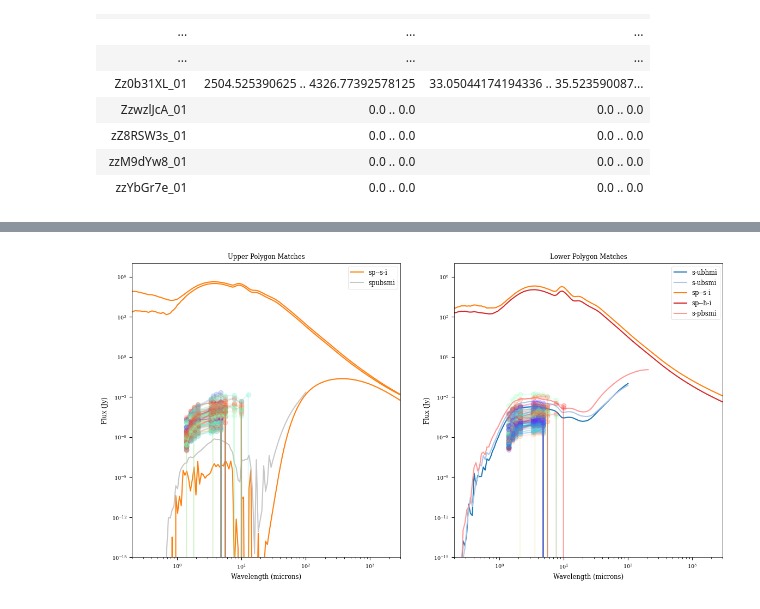
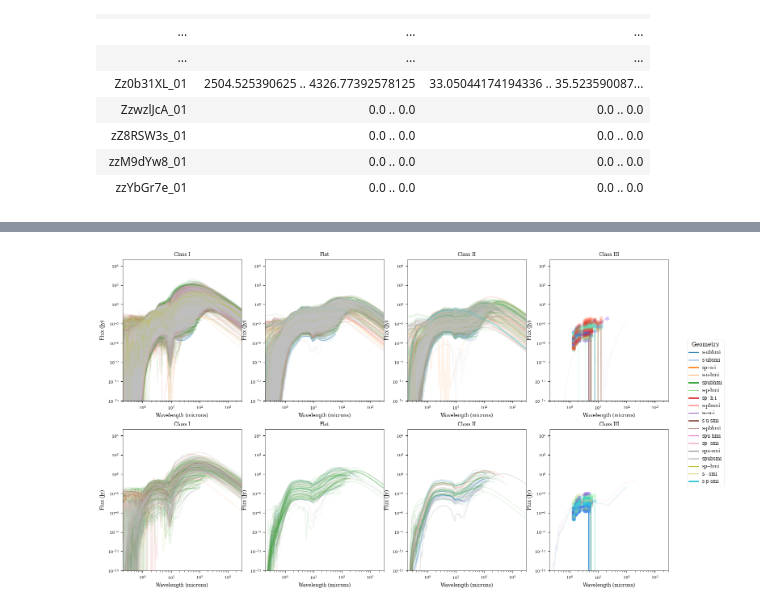
Before and after one commit to tyoo37/w51_nircam, a Jupyter notebook: analysis/SED_robitaille_jwst_sources.ipynb, the cells around one changed output, grey strips where cells are left out. Drawn from its saved outputs; the diff is of its cells as text; code cells hidden in the pictures.

```diff
--- a/analysis/SED_robitaille_jwst_sources.ipynb
+++ b/analysis/SED_robitaille_jwst_sources.ipynb
@@ -365,6 +471,9 @@ from dust_extinction.parameter_averages import CCM89
 import warnings
 from astropy.wcs import FITSFixedWarning, WCS
 
+import warnings
+from astropy.wcs import FITSFixedWarning
+warnings.filterwarnings("ignore", category=FITSFixedWarning)
 
 def get_mag(catalog, ww, filtername='f140m' ):
     print(ww.proj_plane_pixel_area())
@@ -546,8 +655,8 @@ color1 = filters['f140m'][0] - filters['f210m'][0]
 color2 = filters['f360m'][0] - filters['f480m'][0]
 
 
-vertices_upper = [(2,0.45), (2,0.9), (6, 1.6), (6, 0.8)]
-vertices_lower = [(2,0), (2,0.4 ), (6, 0.8), (6, 0.3)]
+vertices_upper = [(2,0.45), (2,0.8), (7, 1.6), (7, 1.1)]
+vertices_lower = [(2.2,0.2), (2.2,0.35 ), (7,0.9), (7, 0.6)]
 #polygon1 = Polygon(vertices_upper, closed=True, fill=False, edgecolor='blue', linewidth=2, label='Group 1')
 #polygon2 = Polygon(vertices_lower, closed=True, fill=False, edgecolor='green', linewidth=2, label='Group 2')
 #ax.add_patch(polygon1)
@@ -559,35 +668,52 @@ path2 = Path(vertices_lower)
 idx2 = path2.contains_points(np.array([color1.value, color2.value]).T)
 
 
-fit = plt.figure(figsize=(14,7))
-ax1 = fit.add_subplot(121)
-ax2 = fit.add_subplot(122)
-axlist = [ax1, ax2]
+fig = plt.figure(figsize=(20,10))
+ax1 = fig.add_subplot(241)
+ax2 = fig.add_subplot(242)
+ax3 = fig.add_subplot(243)
+ax4 = fig.add_subplot(244)
+ax5 = fig.add_subplot(245)
+ax6 = fig.add_subplot(246)
+ax7 = fig.add_subplot(247)
+ax8 = fig.add_subplot(248)
+axlist = [ax1, ax2, ax3, ax4, ax5, ax6, ax7, ax8]
 cmap = plt.get_cmap('tab20')
-for ax, matched_index in zip(axlist, matched_indexes):
+ii=0
+for matched_index in matched_indexes:
+    for class_name in class_names:
+        for jj, geo in enumerate(all_gs):
+            valid_count=0
+            seds = SEDCube.read(f'/blue/adamginsburg/richardson.t/research/flux/r+24_models-1.2.1/{geo.split("/")[-1]}/flux.fits')
+            match = np.isin(seds.names, matched_index[class_name][geo])
 
-    for ii, geo in enumerate(all_gs):
-        seds = SEDCube.read(f'/blue/adamginsburg/richardson.t/research/flux/r+24_models-1.2.1/{geo.split("/")[-1]}/flux.fits')
-        match = np.isin(seds.names, matched_index[geo])
+            vals = seds.val[match, 3]   # shape: (n_match, n_wav)
+            if vals.shape[0] == 0:
+                continue
 
-        vals = seds.val[match, 3]   # shape: (n_match, n_wav)
-        if vals.shape[0] == 0:
-            continue
+            wavelength_idx = np.where((seds.wav.value>1) & (seds.wav.value<7))[0]
 
-        for jj, val in enumerate(vals):
-            if jj == 0:
-                ax.plot(seds.wav, val/5.4**2, label=geo.split("/")[-1], color=cmap(ii / len(all_gs)))
-            else:
-                ax.plot(seds.wav, val/5.4**2, color=cmap(ii / len(all_gs)))
 
-    ax.loglog()
-    ax.set_xlim(0.2, 3000)
-    ax.set_ylim(1e-15,1e7)
-    ax.legend(fontsize='small')
-    ax.set_xlabel('Wavelength (microns)')
-    ax.set_ylabel('Flux (Jy)')
-    ax1.set_title('Upper Polygon Matches')
-    ax2.set_title('Lower Polygon Matches')
+            for kk, val in enumerate(vals):
+                if np.nanmedian(val[wavelength_idx].value/5.4**2) < 1e-7:
+                    continue
+                if np.nanmedian(val[wavelength_idx].value/5.4**2) > 1e-1:
+                    continue
+                if kk == 0:
+                    axlist[ii].plot(seds.wav, val/5.4**2, label=geo.split("/")[-1], color=cmap(jj / len(all_gs)),alpha=0.1)
+                    valid_count += 1
+                else:
+                    axlist[ii].plot(seds.wav, val/5.4**2, color=cmap(jj / len(all_gs)),alpha=0.1)
+                    valid_count += 1
+            print(f'Class: {class_name}, Geometry: {geo.split("/")[-1]}, Number of matches: {valid_count}')
+
+        axlist[ii].loglog()
+        axlist[ii].set_xlim(0.2, 3000)
+        axlist[ii].set_ylim(1e-15,1e7)
+        axlist[ii].set_xlabel('Wavelength (microns)')
+        axlist[ii].set_ylabel('Flux (Jy)')
+        axlist[ii].set_title(class_name)
+        ii += 1
 
 
 from matplotlib.colors import LogNorm
@@ -617,8 +743,27 @@ def plot_SED(ax, catalog, idx_mask):
                 color=cmap(i/len(catalog)))
 
 
-plot_SED(ax1, catalog, idx1)
-plot_SED(ax2, catalog, idx2)
+plot_SED(ax4, catalog, idx1)
+plot_SED(ax8, catalog, idx2)
+geo_handles = []
+for geo_i, geo in enumerate(all_gs):
+    geo_handles.append(
+        Line2D(
+            [0], [0],
+            color=cmap(geo_i / len(all_gs)),
+            lw=2,
+            label=geo.split("/")[-1]
+        )
+    )
+fig.subplots_adjust(right=0.80)  # make space on right
+fig.legend(
+    handles=geo_handles,
+    loc="center left",
+    bbox_to_anchor=(0.82, 0.5),
+    title="Geometry",
+    fontsize="small",
+    ncol=1
+)
 # %% [output]
 ['skycoord_ref', 'skycoord_ref_filtername', 'sep_f140m', 'id_f140m', 'skycoord_f140m', 'flux_fit_f140m', 'flux_err_f140m', 'mask_f140m', 'qfit_f140m', 'cfit_f140m', 'local_bkg_f140m', 'roundness1_f140 ...
 7.525093724479512e-11 deg2
@@ -691 +786 @@ S
-[figure, old version]
+[figure, new version]
```
Also changed, not shown: parts of 10 cells of this notebook, 4 other files.
